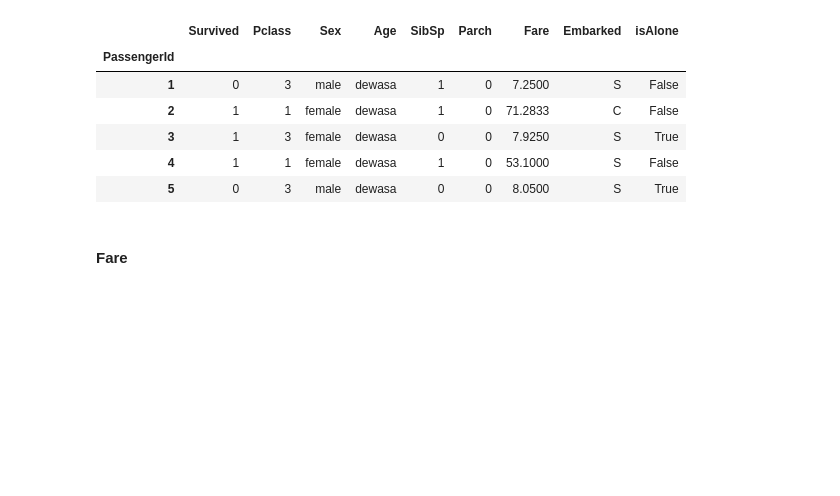
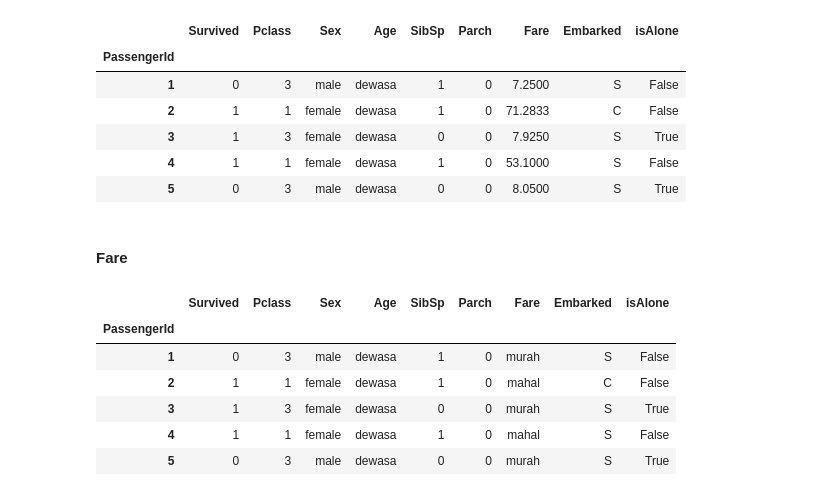
Before and after one commit to rendiwijiatmoko/Belajar-Mechine-Lerning, a Jupyter notebook: 04 - KNN & Scikit-learn/Part 4 - EDA and Feature Engineering.ipynb, the cells around one changed output. Drawn from its saved outputs; the diff is of its cells as text; code cells hidden in the pictures; blank space fills up the shorter version.

```diff
--- a/04 - KNN & Scikit-learn/Part 4 - EDA and Feature Engineering.ipynb
+++ b/04 - KNN & Scikit-learn/Part 4 - EDA and Feature Engineering.ipynb
@@ -108,5 +108,13 @@ df.head()
 # %% [markdown]
 #### Fare
 # %%
-df.Age = pd.cut(df.Fare, [0,25,100,18,40, 120], labels=["balita", "anak-anak", "remaja", "dewasa", "lansia"])
+df.Fare = pd.cut(df.Fare, [0,25,100,600], labels=["murah", "mahal", "eksekutif"])
 df.head()
+# %% [output]
+|  | Survived | Pclass | Sex | Age | SibSp | Parch | Fare | Embarked | isAlone |
+| PassengerId |  |  |  |  |  |  |  |  |  |
+| 1 | 0 | 3 | male | dewasa | 1 | 0 | murah | S | False |
+| 2 | 1 | 1 | female | dewasa | 1 | 0 | mahal | C | False |
+| 3 | 1 | 3 | female | dewasa | 0 | 0 | murah | S | True |
+| 4 | 1 | 1 | female | dewasa | 1 | 0 | mahal | S | False |
+| 5 | 0 | 3 | male | dewasa | 0 | 0 | murah | S | True |
```
